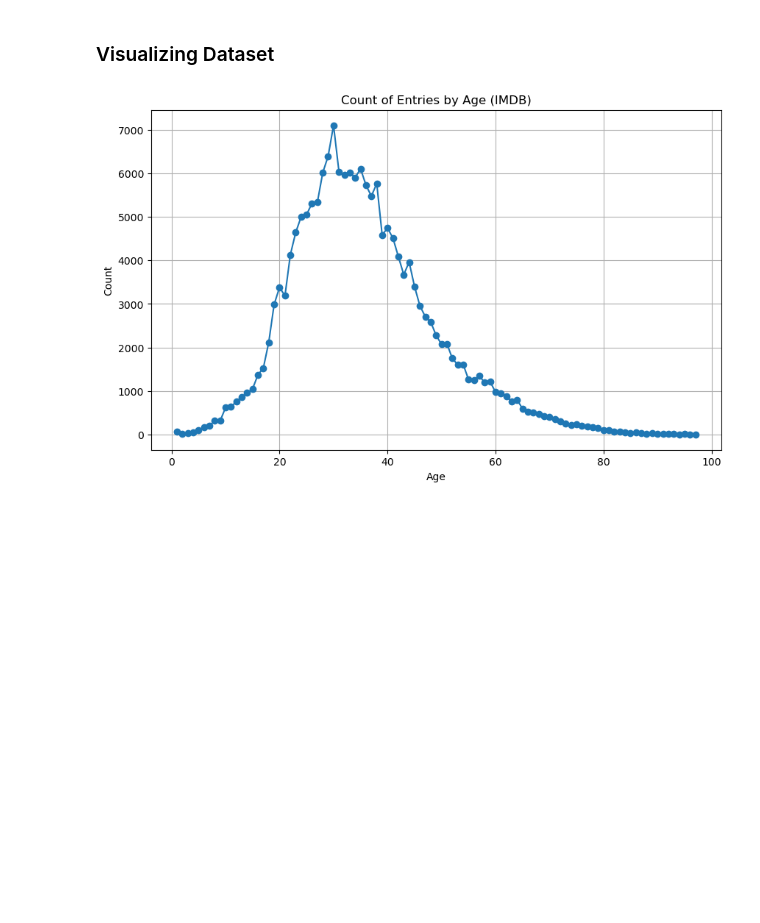
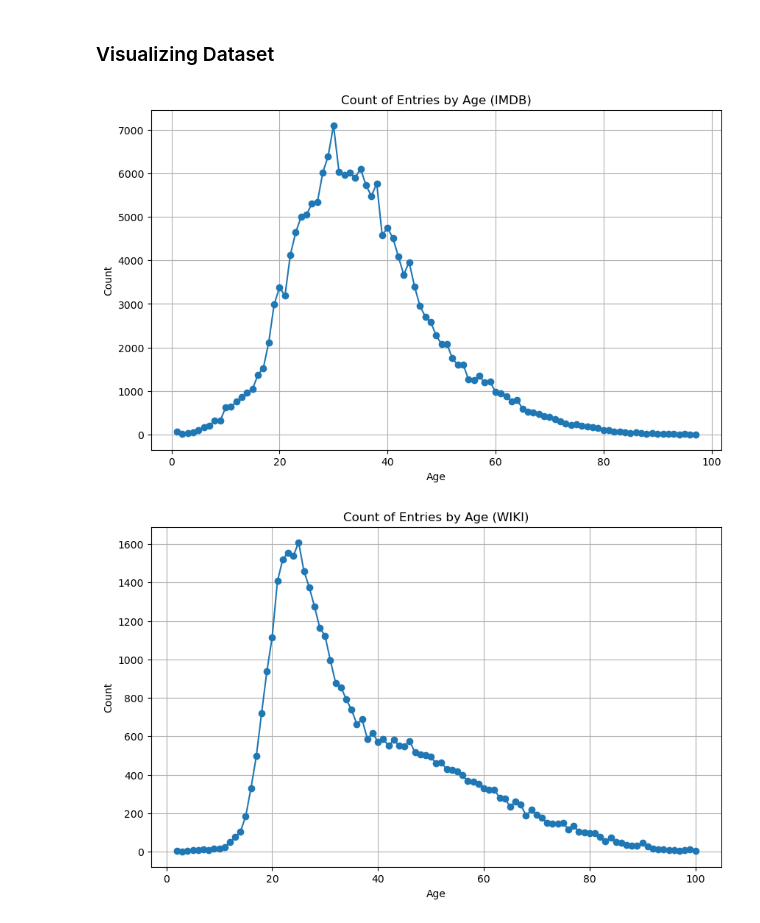
Before and after one commit to huangk430/age-detector, a Jupyter notebook: eda/eda.ipynb, the cells around one changed output. Drawn from its saved outputs; the diff is of its cells as text; code cells hidden in the pictures; blank space fills up the shorter version.

```diff
--- a/eda/eda.ipynb
+++ b/eda/eda.ipynb
@@ -67,28 +116,39 @@ df
 ### Data Quality
 # %%
 #  Dropping duplicate entries
-df = df.drop_duplicates()
+imdb_df = imdb_df.drop_duplicates()
+wiki_df = wiki_df.drop_duplicates()
 
 #  Removing genders with the value NaN, meaning that gender is unknown
-df = df[(df["Gender"] == 1) |
-        (df["Gender"] == 0)]
+imdb_df = imdb_df[(imdb_df["Gender"] == 1) |
+        (imdb_df["Gender"] == 0)]
+wiki_df = wiki_df[(wiki_df["Gender"] == 1) |
+        (wiki_df["Gender"] == 0)]
 
 #  Removing face scores with the value -inf, meaning that there was no face detected
-df = df[df['Face Score'] != -np.inf]
+imdb_df = imdb_df[imdb_df['Face Score'] != -np.inf]
+wiki_df = wiki_df[wiki_df['Face Score'] != -np.inf]
 
 #  Removing entries with invalid ages
-df = df[(df["Age"] > 0) &
-        (df["Age"] <= 100)]
+imdb_df = imdb_df[(imdb_df["Age"] > 0) &
+        (imdb_df["Age"] <= 100)]
+wiki_df = wiki_df[(wiki_df["Age"] > 0) &
+        (wiki_df["Age"] <= 100)]
 
 #  Dropping entries with missing values
-df.dropna()
+imdb_df.dropna()
+wiki_df.dropna()
 
 #  Removing entries where birthday is unknown (birth year == 0)
-df = df[df["Year of Birth"] != 0]
+imdb_df = imdb_df[imdb_df["Year of Birth"] != 0]
+wiki_df = wiki_df[wiki_df["Year of Birth"] != 0]
 
 #  Removing entries with second face score, meaning multiple people in one image
-df = df[pd.isna(df['Second Face Score'])]
-df
+imdb_df = imdb_df[pd.isna(imdb_df['Second Face Score'])]
+display(imdb_df)
+
+wiki_df = wiki_df[pd.isna(wiki_df['Second Face Score'])]
+display(wiki_df)
 # %% [output]
 |  | Year of Birth | Photo Year | Image Path | Gender | Name | Face Score | Second Face Score | Age |
 | 3 | 1900 | 1968 | 01/nm0000001_rm946909184_1899-5-1... | 1.0 | Fred Astaire | 1.872117 | NaN | 68 |
@@ -107,17 +180,30 @@ df
 ### Visualizing Dataset
 # %%
 # Group by age and count the occurrences
-age_counts = df['Age'].value_counts().sort_index()
+age_counts = imdb_df['Age'].value_counts().sort_index()
 
 # Plotting
 plt.figure(figsize=(10, 6))
 plt.plot(age_counts.index, age_counts.values, marker='o', linestyle='-')
 plt.title('Count of Entries by Age (IMDB)')
 plt.xlabel('Age')
 plt.ylabel('Count')
 plt.grid(True)
 plt.show()
+
+# Group by age and count the occurrences
+age_counts = wiki_df['Age'].value_counts().sort_index()
+
+# Plotting
+plt.figure(figsize=(10, 6))
+plt.plot(age_counts.index, age_counts.values, marker='o', linestyle='-')
+plt.title('Count of Entries by Age (WIKI)')
+plt.xlabel('Age')
+plt.ylabel('Count')
+plt.grid(True)
+plt.show()
 # %% [output]
 [figure]
+[figure, added]
 # %%
 # Calculate min and max values excluding outliers
```
Also changed, not shown: parts of 5 cells of this notebook.
